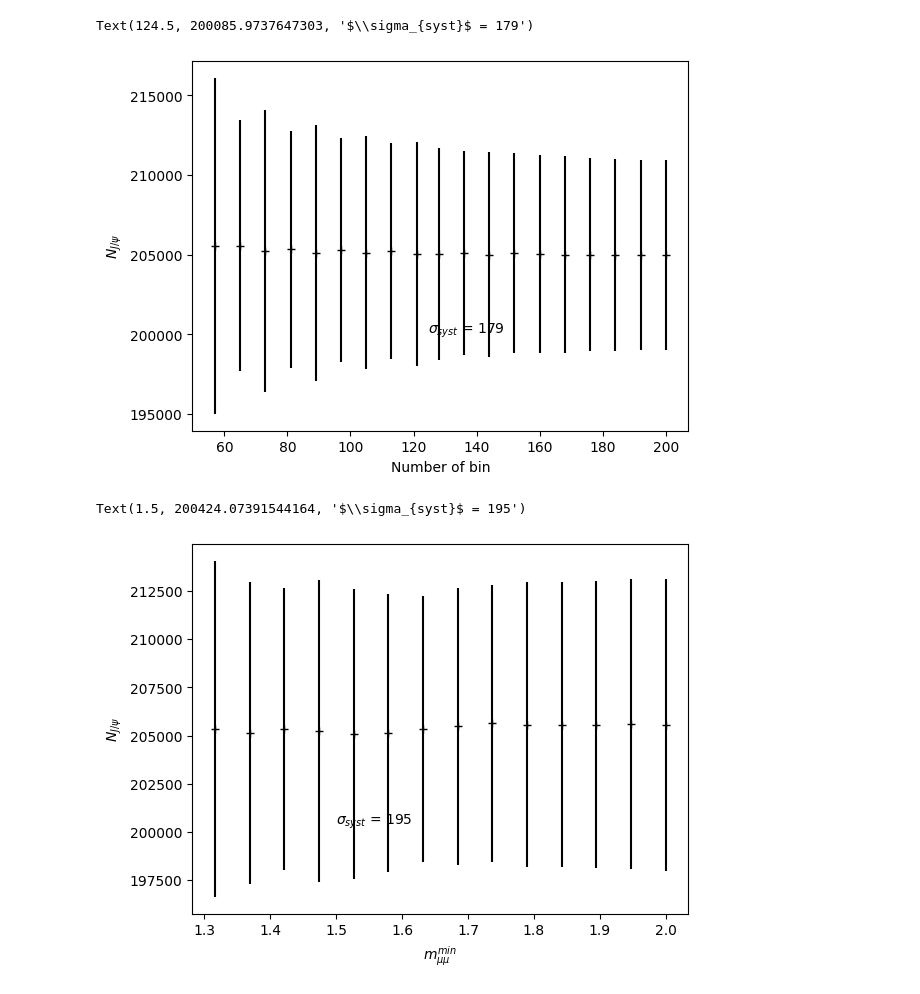
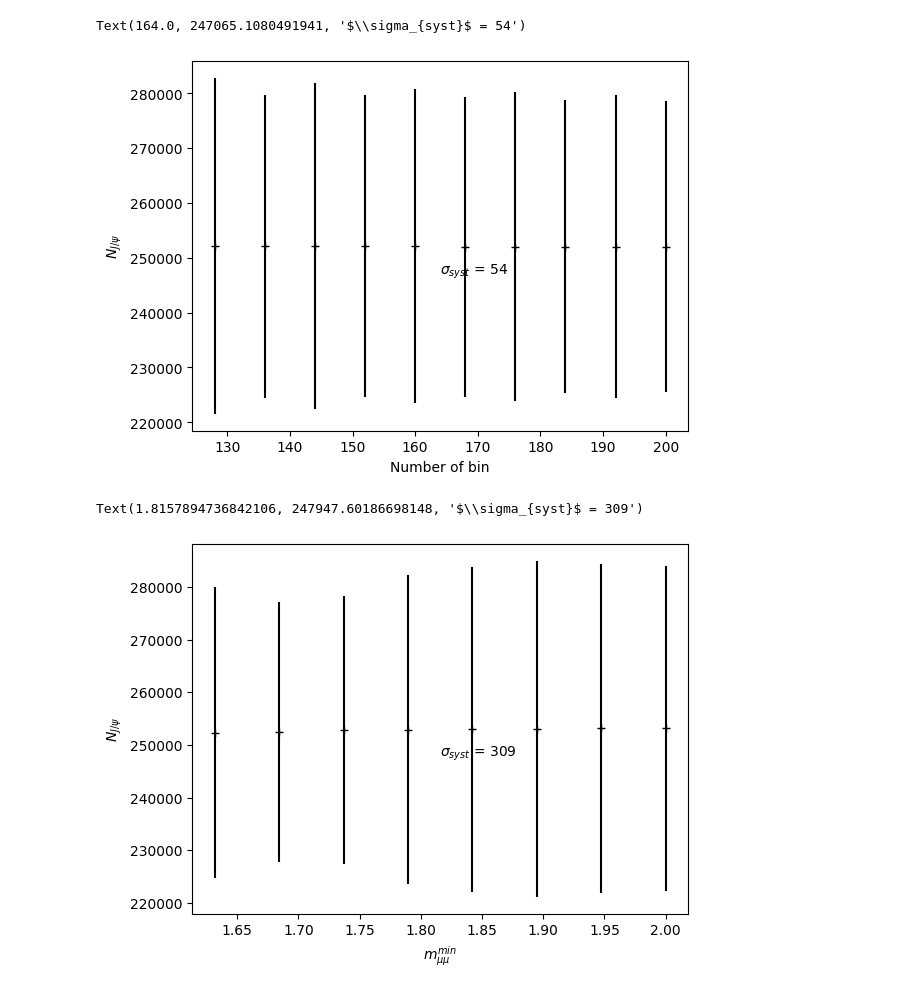
Before and after one commit to nantes-m2-rps-exp/qqbar2mumu-2023, a Jupyter notebook: notebooks/fit.ipynb, the cells around one changed output. Saved outputs shown, nothing was run; the diff lists cells and outputs as text; code cells hidden in the pictures.

```diff
--- a/notebooks/fit.ipynb
+++ b/notebooks/fit.ipynb
@@ -462,12 +532,12 @@ axes = []
 for i in range(3):
     fig.append(plt.figure())
     axes.append(plt.gca())
-_, _, chi2ndf = fitroutine(0, 1000,
+_, _, chi2ndf, SNR = fitroutine(0, 1000,
            axes=axes,
            nbin=90, massmin=1.5, massmax=5.0,
            resofunc=CB2, bgfunc=expVWG,
            plot_on=True, show_range=False,
            show_xlabel=True, show_ylabel=True)
-print(chi2ndf)
+#print(SNR)
 fig[2].savefig('fig/main_fit.pdf')
 # %% [output]
@@ -481,11 +550,10 @@ axes = []
 for i in range(3):
     fig.append(plt.figure())
     axes.append(plt.gca())
-_, _, chi2ndf = fitroutine(0, 1000,
+_, _, chi2ndfs, SNR = fitroutine(0, 1000,
                            axes=axes,
                            nbin=90, massmin=1.5, massmax=5.0,
                            resofunc=NA60, bgfunc=expinterp,
                            plot_on=True, show_range=False,
                            show_xlabel=True, show_ylabel=True)
-print(chi2ndf)
 # %% [output]
@@ -499,7 +566,7 @@ def syst(x):
     xmean = np.mean(x)
     return np.sqrt(sum((x-xmean)**2/(n-1)))
 
-chi2ndfmax = 20  # threshold for test selection
+chi2ndfmax = 6  # threshold for test selection
 # %%
 #  nbin systematic analysis
 #  ------------------------
@@ -509,7 +576,7 @@ NJPsi_nbin = []
 errNJPsi_nbin = []
 nbins_sel = []
 for nbin in nbins:
-    NJPsi, errNJPsi, chi2ndf = fitroutine(0, 1000, axes=None, nbin=nbin, massmin=1.5, massmax=5.0,
+    NJPsi, errNJPsi, chi2ndf, SNR = fitroutine(0, 1000, axes=None, nbin=nbin, massmin=1.5, massmax=5.0,
                                  resofunc=CB2, bgfunc=expinterp,
                                  plot_on=False)
     #print(chi2ndf)
@@ -518,38 +585,37 @@ for nbin in nbins:
         NJPsi_nbin.append(NJPsi)
         errNJPsi_nbin.append(errNJPsi)
 
-
 plt.errorbar(nbins_sel, NJPsi_nbin, errNJPsi_nbin, fmt='+k')
 plt.xlabel('Number of bin')
 plt.ylabel('$N_{J/\psi}$')
-plt.text(np.median(nbins), np.median(NJPsi_nbin)-5e3, f'$\sigma_{{syst}}$ = {syst(NJPsi_nbin):.0f}')
+plt.text(np.median(nbins_sel), np.median(NJPsi_nbin)-5e3, f'$\sigma_{{syst}}$ = {syst(NJPsi_nbin):.0f}')
 # %% [output]
-Text(124.5, 200085.9737647303, '$\\sigma_{syst}$ = 179')
+Text(164.0, 247065.1080491941, '$\\sigma_{syst}$ = 54')
-[figure, old version]
+[figure, new version]
 # %%
 #  massmin systematic analysis
 #  ---------------------------
 
 massmins = np.linspace(1,2,20)
 NJPsi_massmin = []
 errNJPsi_massmin = []
 massmins_sel = []
 for massmin in massmins:
-    NJPsi, errNJPsi, chi2ndf = fitroutine(0, 1000, axes=None, nbin=90, massmin=massmin, massmax=5.0,
+    NJPsi, errNJPsi, chi2ndf, SNR = fitroutine(0, 1000, axes=None, nbin=90, massmin=massmin, massmax=5.0,
                                  resofunc=CB2, bgfunc=expinterp,
                                  plot_on=False)
     if chi2ndf < chi2ndfmax:
         massmins_sel.append(massmin)
         NJPsi_massmin.append(NJPsi)
         errNJPsi_massmin.append(errNJPsi)
 
 plt.errorbar(massmins_sel, NJPsi_massmin, errNJPsi_massmin, fmt="+k")
 plt.xlabel('$m_{\mu\mu}^{min}$')
 plt.ylabel('$N_{J/\psi}$')
-plt.text(np.median(massmins), np.median(NJPsi_massmin)-5e3, f'$\sigma_{{syst}}$ = {syst(NJPsi_massmin):.0f}')
+plt.text(np.median(massmins_sel), np.median(NJPsi_massmin)-5e3, f'$\sigma_{{syst}}$ = {syst(NJPsi_massmin):.0f}')
 # %% [output]
-Text(1.5, 200424.07391544164, '$\\sigma_{syst}$ = 195')
+Text(1.8157894736842106, 247947.60186698148, '$\\sigma_{syst}$ = 309')
-[figure, old version]
+[figure, new version]
 # %%
 #  Models systematic analysis
 #  --------------------------
```
Also changed, not shown: parts of 8 cells of this notebook.
